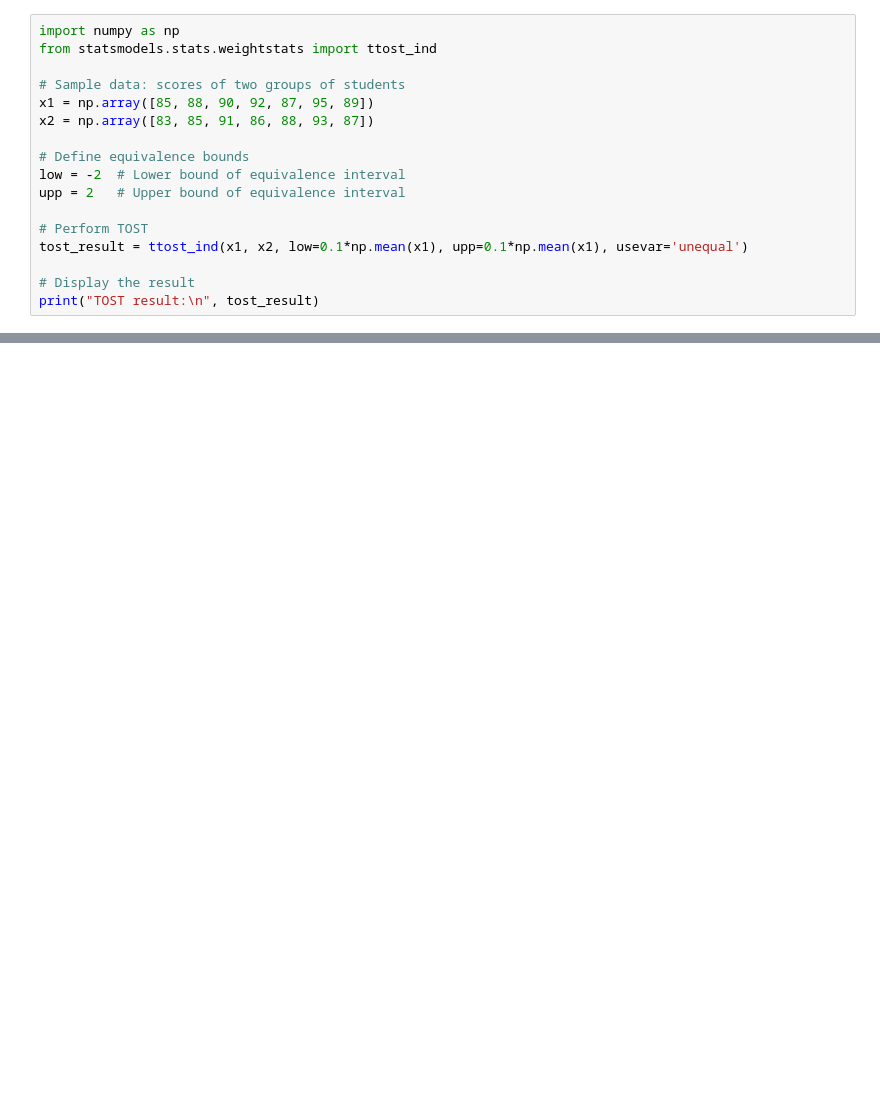
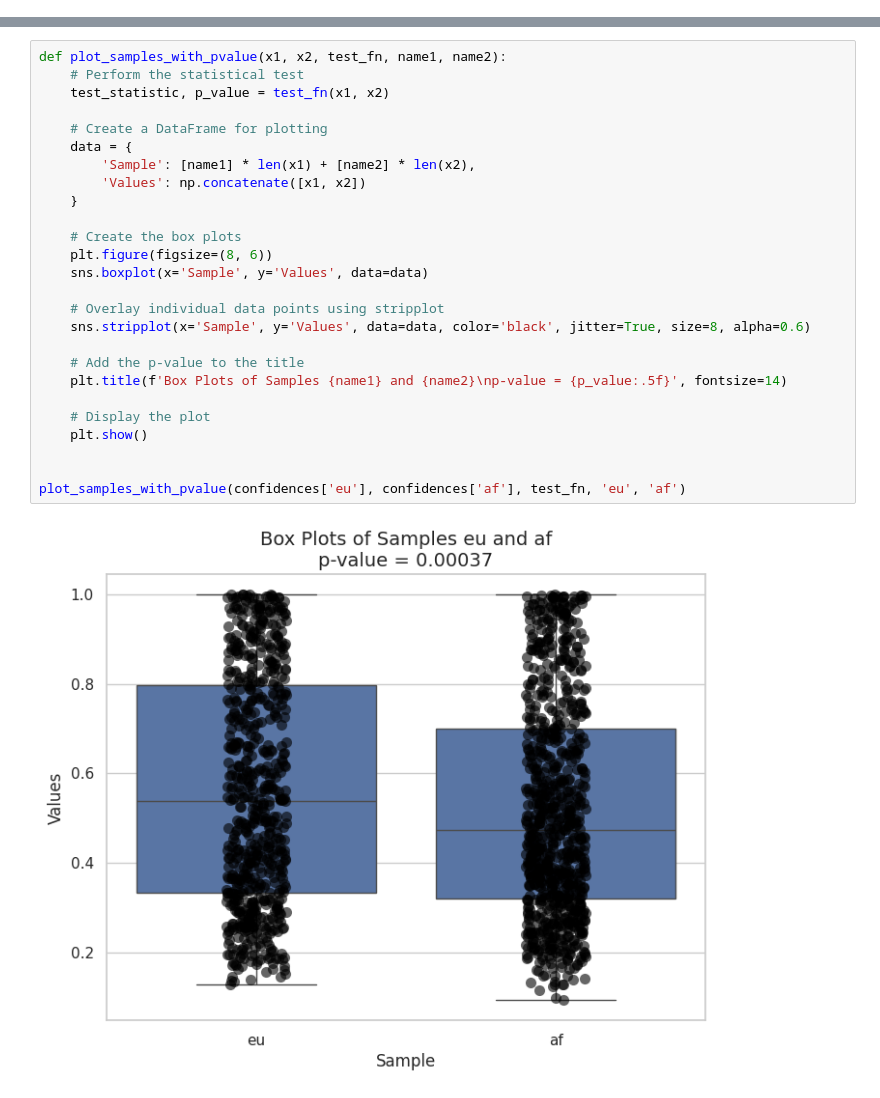
Before and after one commit to cleverhans-lab/suitability, a Jupyter notebook: suitability_filter_e2e.ipynb, the cells around one changed output, grey strips where cells are left out. Cells and saved outputs as stored; diff of their text form; blank space fills up the shorter version.

```diff
--- a/suitability_filter_e2e.ipynb
+++ b/suitability_filter_e2e.ipynb
@@ -174,17 +215,0 @@ plt.show()
-# %%
-import numpy as np
-from statsmodels.stats.weightstats import ttost_ind
-
-# Sample data: scores of two groups of students
-x1 = np.array([85, 88, 90, 92, 87, 95, 89])
-x2 = np.array([83, 85, 91, 86, 88, 93, 87])
-
-# Define equivalence bounds
-low = -2  # Lower bound of equivalence interval
-upp = 2   # Upper bound of equivalence interval
-
-# Perform TOST
-tost_result = ttost_ind(x1, x2, low=0.1*np.mean(x1), upp=0.1*np.mean(x1), usevar='unequal')
-
-# Display the result
-print("TOST result:\n", tost_result)
@@ -254,0 +216,28 @@ Degrees of Freedom: 11.977170171094297
+# %%
+def plot_samples_with_pvalue(x1, x2, test_fn, name1, name2):
+    # Perform the statistical test
+    test_statistic, p_value = test_fn(x1, x2)
+
+    # Create a DataFrame for plotting
+    data = {
+        'Sample': [name1] * len(x1) + [name2] * len(x2),
+        'Values': np.concatenate([x1, x2])
+    }
+
+    # Create the box plots
+    plt.figure(figsize=(8, 6))
+    sns.boxplot(x='Sample', y='Values', data=data)
+
+    # Overlay individual data points using stripplot
+    sns.stripplot(x='Sample', y='Values', data=data, color='black', jitter=True, size=8, alpha=0.6)
+
+    # Add the p-value to the title
+    plt.title(f'Box Plots of Samples {name1} and {name2}\np-value = {p_value:.5f}', fontsize=14)
+
+    # Display the plot
+    plt.show()
+
+
+plot_samples_with_pvalue(confidences['eu'], confidences['af'], test_fn, 'eu', 'af')
+# %% [output]
+[figure, added]
```
Also changed, not shown: parts of 10 cells of this notebook.
